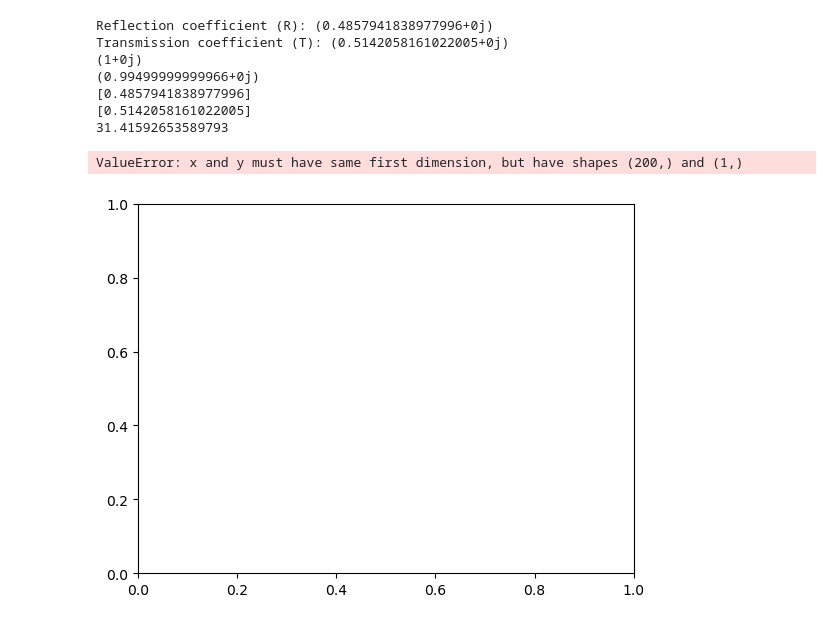
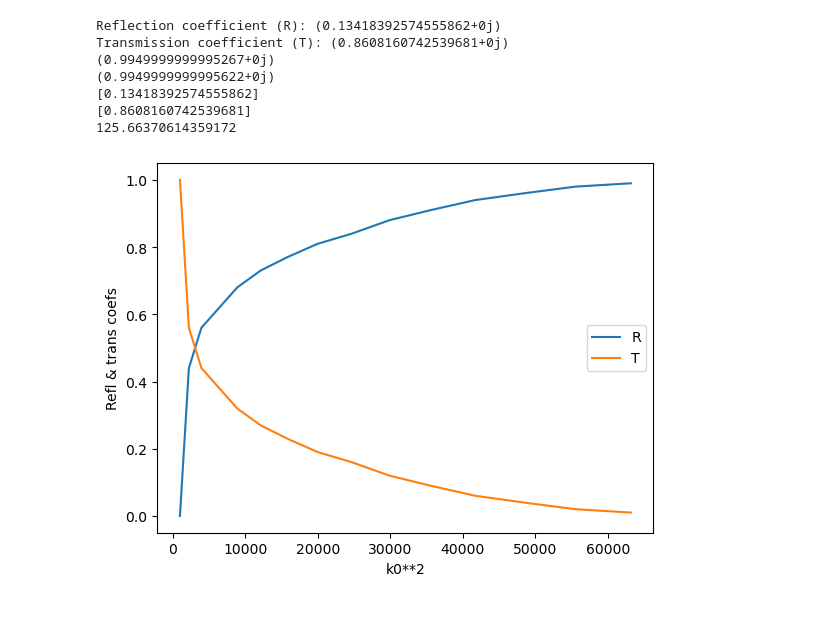
Before and after one commit to mirhex-toldex/charge-exchange, a Jupyter notebook: Crank_Nicholson.ipynb, the cells around one changed output. Saved outputs shown, nothing was run; the diff lists cells and outputs as text; code cells hidden in the pictures.

Commit message:
adjusted values V0, dt, nt

```diff
--- a/Crank_Nicholson.ipynb
+++ b/Crank_Nicholson.ipynb
@@ -135,9 +138,9 @@ reflected_wavefunction = psi[0: center]
 transmitted_wavefunction = psi[center: nx]
 
 # Calculate
-norm = np.sum(psi * np.conj(psi)) * dx
-refl = np.sum(reflected_wavefunction * np.conj(reflected_wavefunction)) * dx / norm
-trans = np.sum(transmitted_wavefunction * np.conj(transmitted_wavefunction)) * dx / norm
+# norm = np.sum(psi * np.conj(psi)) * dx
+refl = np.sum(reflected_wavefunction * np.conj(reflected_wavefunction)) * dx
+trans = np.sum(transmitted_wavefunction * np.conj(transmitted_wavefunction)) * dx
 
 # Save
 rcoefs = []
@@ -155,13 +158,13 @@ print(rcoefs)
 print(tcoefs)
 print(k0)
 # %% [output]
-Reflection coefficient (R): (0.4857941838977996+0j)
-Transmission coefficient (T): (0.5142058161022005+0j)
-(1+0j)
-(0.99499999999966+0j)
-[0.4857941838977996]
-[0.5142058161022005]
-31.41592653589793
+Reflection coefficient (R): (0.13418392574555862+0j)
+Transmission coefficient (T): (0.8608160742539681+0j)
+(0.9949999999995267+0j)
+(0.9949999999995622+0j)
+[0.13418392574555862]
+[0.8608160742539681]
+125.66370614359172
 # %%
 # # Calc R and T for time steps
 # rcoefs = []
@@ -180,17 +183,21 @@ Transmission coefficient (T): (0.5142058161022005+0j)
 
 
 # print(rcoefs)
-# %%
-# Ramsauer-Townsend
-plt.plot([k0]*nx, np.real(rcoefs), label= 'R')
-plt.plot([k0]*nx, np.real(tcoefs), label = 'T')
-plt.xlabel("k0")
-plt.legend()
-plt.show()
-print([k0] * nx)
-# %% [output]
-ValueError: x and y must have same first dimension, but have shapes (200,) and (1,)
-[figure, removed]
+# %%
+# Ramsauer-Townsend
+k0s = [10, 15, 20, 30, 35, 40, 45, 50, 55, 60, 65, 70, 75, 80] * np.array(np.pi)
+rs = [0, 0.44, 0.56, 0.68, 0.73, 0.77, 0.81, 0.84, 0.88, 0.91, 0.94, 0.96, 0.98, 0.99]
+ts = [1, 0.56, 0.44, 0.32, 0.27, 0.23, 0.19, 0.16, 0.12, 0.09, 0.06, 0.04, 0.02, 0.01]
+plt.plot(k0s**2, rs, label= 'R')
+plt.plot(k0s**2, ts, label = 'T')
+plt.xlabel("k0**2")
+plt.ylabel('Refl & trans coefs')
+plt.title('')
+plt.legend()
+plt.show()
+# print([k0] * nx)
+# %% [output]
+[figure, added]
 # %%
 f = np.exp(-1j * dt * V) * psi0
 # plt.plot(x, V)
```
Also changed, not shown: parts of 6 cells of this notebook.
